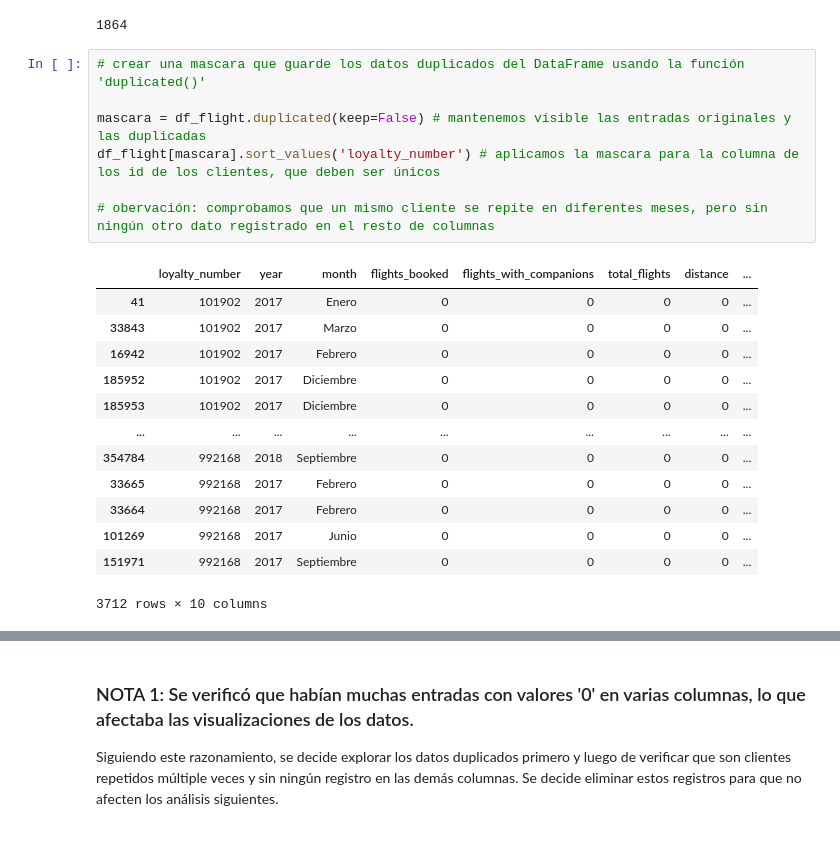
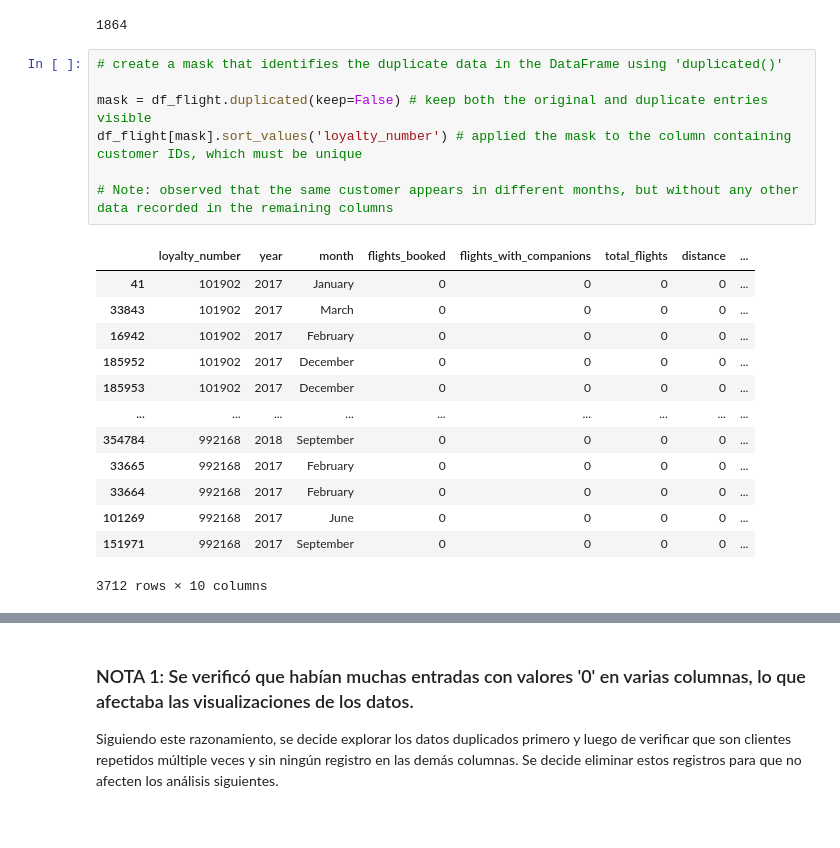
Before and after one commit to MarPastor/airline_analysis_Mar, a Jupyter notebook: notebook/airline_analysis_mar.ipynb, the cells around one changed output, grey strips where cells are left out. Saved outputs shown, nothing was run; the diff lists cells and outputs as text.

Commit message:
doc: duplicated gestion

```diff
--- a/notebook/airline_analysis_mar.ipynb
+++ b/notebook/airline_analysis_mar.ipynb
@@ -271,24 +271,24 @@ df_flight.duplicated().sum() # use the functions 'duplicated()' and 'sum()'
 # %% [output]
 1864
 # %%
-# crear una mascara que guarde los datos duplicados del DataFrame usando la función 'duplicated()'
+# create a mask that identifies the duplicate data in the DataFrame using 'duplicated()'
 
-mascara = df_flight.duplicated(keep=False) # mantenemos visible las entradas originales y las duplicadas
-df_flight[mascara].sort_values('loyalty_number') # aplicamos la mascara para la columna de los id de los clientes, que deben ser únicos
+mask = df_flight.duplicated(keep=False) # keep both the original and duplicate entries visible
+df_flight[mask].sort_values('loyalty_number') # applied the mask to the column containing customer IDs, which must be unique
 
-# obervación: comprobamos que un mismo cliente se repite en diferentes meses, pero sin ningún otro dato registrado en el resto de columnas
+# Note: observed that the same customer appears in different months, but without any other data recorded in the remaining columns
 # %% [output]
 |  | loyalty_number | year | month | flights_booked | flights_with_companions | total_flights | distance | ... |
-| 41 | 101902 | 2017 | Enero | 0 | 0 | 0 | 0 | ... |
-| 33843 | 101902 | 2017 | Marzo | 0 | 0 | 0 | 0 | ... |
-| 16942 | 101902 | 2017 | Febrero | 0 | 0 | 0 | 0 | ... |
-| 185952 | 101902 | 2017 | Diciembre | 0 | 0 | 0 | 0 | ... |
-| 185953 | 101902 | 2017 | Diciembre | 0 | 0 | 0 | 0 | ... |
+| 41 | 101902 | 2017 | January | 0 | 0 | 0 | 0 | ... |
+| 33843 | 101902 | 2017 | March | 0 | 0 | 0 | 0 | ... |
+| 16942 | 101902 | 2017 | February | 0 | 0 | 0 | 0 | ... |
+| 185952 | 101902 | 2017 | December | 0 | 0 | 0 | 0 | ... |
+| 185953 | 101902 | 2017 | December | 0 | 0 | 0 | 0 | ... |
 | ... | ... | ... | ... | ... | ... | ... | ... | ... |
-| 354784 | 992168 | 2018 | Septiembre | 0 | 0 | 0 | 0 | ... |
-| 33665 | 992168 | 2017 | Febrero | 0 | 0 | 0 | 0 | ... |
-| 33664 | 992168 | 2017 | Febrero | 0 | 0 | 0 | 0 | ... |
-| 101269 | 992168 | 2017 | Junio | 0 | 0 | 0 | 0 | ... |
-| 151971 | 992168 | 2017 | Septiembre | 0 | 0 | 0 | 0 | ... |
+| 354784 | 992168 | 2018 | September | 0 | 0 | 0 | 0 | ... |
+| 33665 | 992168 | 2017 | February | 0 | 0 | 0 | 0 | ... |
+| 33664 | 992168 | 2017 | February | 0 | 0 | 0 | 0 | ... |
+| 101269 | 992168 | 2017 | June | 0 | 0 | 0 | 0 | ... |
+| 151971 | 992168 | 2017 | September | 0 | 0 | 0 | 0 | ... |
 3712 rows × 10 columns
 # %%
```
Also changed, not shown: parts of 2 cells of this notebook.
